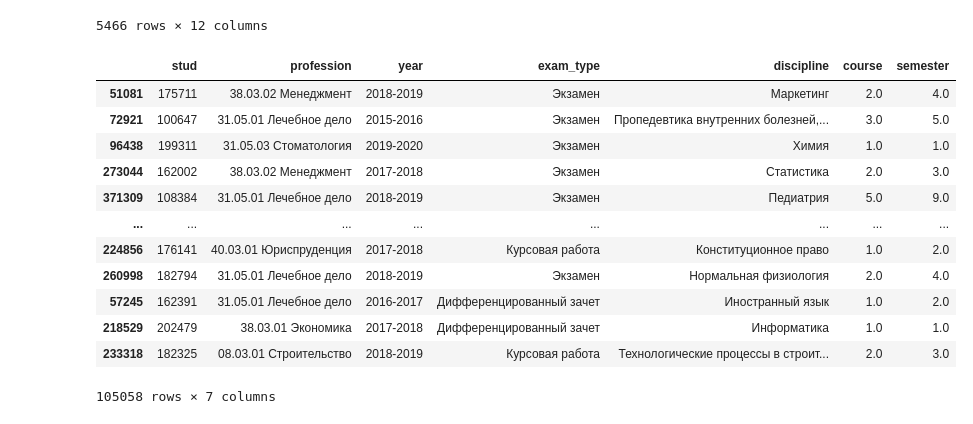
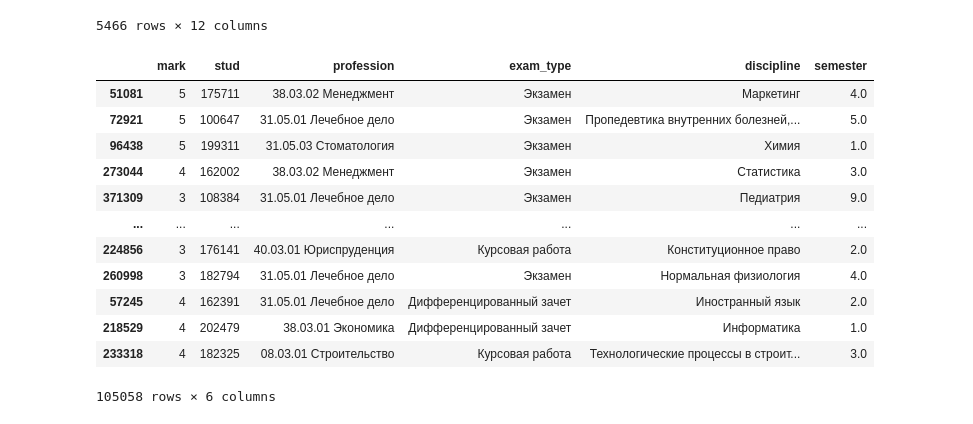
Before and after one commit to 0dminnimda/NTO_bigdata_2020_final, a Jupyter notebook: file.ipynb, the cells around one changed output. Drawn from its saved outputs; the diff is of its cells as text; code cells hidden in the pictures.

```diff
--- a/file.ipynb
+++ b/file.ipynb
@@ -3,8 +3,9 @@
 import pandas as pd
 import lightgbm
 
-X_train_in = pd.read_csv("X_train.csv", index_col=0)
-y_train_in = pd.read_csv("y_train.csv", index_col=0)
+data = pd.read_csv("X_train.csv", index_col=0)
+data["mark"] = pd.read_csv("y_train.csv", index_col=0)["mark"]
+
 X_validation = pd.read_csv("X_test.csv", index_col=0)
 
 stud_info = pd.read_csv("studs_info.csv", index_col=0)
@@ -21,8 +22,17 @@ field_map = {
 }
 
 for field_name, new_field_name in field_map.items():
-    X_train_in[new_field_name] = X_train_in.pop(field_name)
+    data[new_field_name] = data.pop(field_name)
     X_validation[new_field_name] = X_validation.pop(field_name)
+# %%
+%%capture
+# clean up
+# for some student: year == course + const
+# for some student: course == ceil(semester / 2)
+# therefore they are noise
+fields = ["year", "course"]
+data.drop(fields, axis=1, inplace=True)
+X_validation.drop(fields, axis=1, inplace=True)
 # %%
 stud_info
 # %% [output]
@@ -41,21 +51,21 @@ stud_info
 | 194978 | 5245.0 | Ж | СТ | NaN | ДОГ | Д | 31.05.01 | ... |
 5466 rows × 12 columns
 # %%
-X_train_in
+data
 # %% [output]
-|  | stud | profession | year | exam_type | discipline | course | semester |
-| 51081 | 175711 | 38.03.02 Менеджмент | 2018-2019 | Экзамен | Маркетинг | 2.0 | 4.0 |
-| 72921 | 100647 | 31.05.01 Лечебное дело | 2015-2016 | Экзамен | Пропедевтика внутренних болезней,... | 3.0 | 5.0 |
-| 96438 | 199311 | 31.05.03 Стоматология | 2019-2020 | Экзамен | Химия | 1.0 | 1.0 |
-| 273044 | 162002 | 38.03.02 Менеджмент | 2017-2018 | Экзамен | Статистика | 2.0 | 3.0 |
-| 371309 | 108384 | 31.05.01 Лечебное дело | 2018-2019 | Экзамен | Педиатрия | 5.0 | 9.0 |
-| ... | ... | ... | ... | ... | ... | ... | ... |
-| 224856 | 176141 | 40.03.01 Юриспруденция | 2017-2018 | Курсовая работа | Конституционное право | 1.0 | 2.0 |
-| 260998 | 182794 | 31.05.01 Лечебное дело | 2018-2019 | Экзамен | Нормальная физиология | 2.0 | 4.0 |
-| 57245 | 162391 | 31.05.01 Лечебное дело | 2016-2017 | Дифференцированный зачет | Иностранный язык | 1.0 | 2.0 |
-| 218529 | 202479 | 38.03.01 Экономика | 2017-2018 | Дифференцированный зачет | Информатика | 1.0 | 1.0 |
-| 233318 | 182325 | 08.03.01 Строительство | 2018-2019 | Курсовая работа | Технологические процессы в строит... | 2.0 | 3.0 |
+|  | mark | stud | profession | exam_type | discipline | semester |
+| 51081 | 5 | 175711 | 38.03.02 Менеджмент | Экзамен | Маркетинг | 4.0 |
+| 72921 | 5 | 100647 | 31.05.01 Лечебное дело | Экзамен | Пропедевтика внутренних болезней,... | 5.0 |
+| 96438 | 5 | 199311 | 31.05.03 Стоматология | Экзамен | Химия | 1.0 |
+| 273044 | 4 | 162002 | 38.03.02 Менеджмент | Экзамен | Статистика | 3.0 |
+| 371309 | 3 | 108384 | 31.05.01 Лечебное дело | Экзамен | Педиатрия | 9.0 |
+| ... | ... | ... | ... | ... | ... | ... |
+| 224856 | 3 | 176141 | 40.03.01 Юриспруденция | Курсовая работа | Конституционное право | 2.0 |
+| 260998 | 3 | 182794 | 31.05.01 Лечебное дело | Экзамен | Нормальная физиология | 4.0 |
+| 57245 | 4 | 162391 | 31.05.01 Лечебное дело | Дифференцированный зачет | Иностранный язык | 2.0 |
+| 218529 | 4 | 202479 | 38.03.01 Экономика | Дифференцированный зачет | Информатика | 1.0 |
+| 233318 | 4 | 182325 | 08.03.01 Строительство | Курсовая работа | Технологические процессы в строит... | 3.0 |
-105058 rows × 7 columns
+105058 rows × 6 columns
 # %%
 # encode labels
 from sklearn import preprocessing
```
Also changed, not shown: parts of 8 cells of this notebook.
